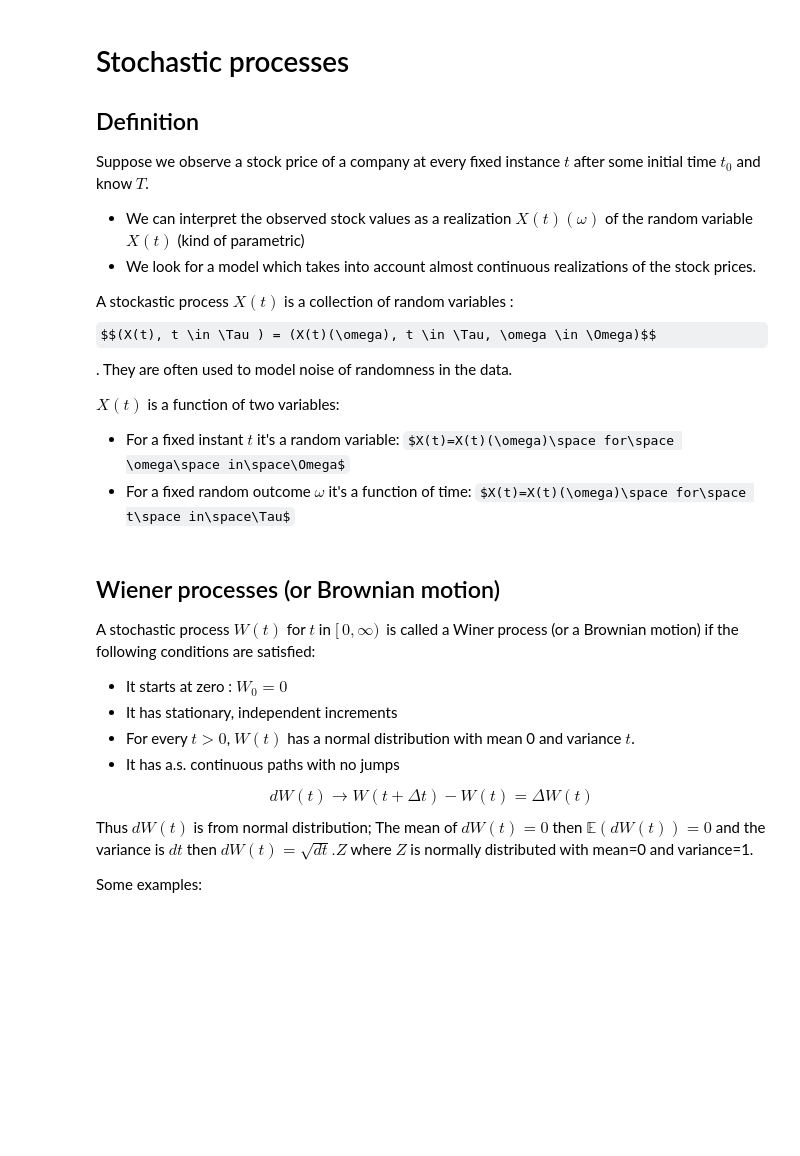
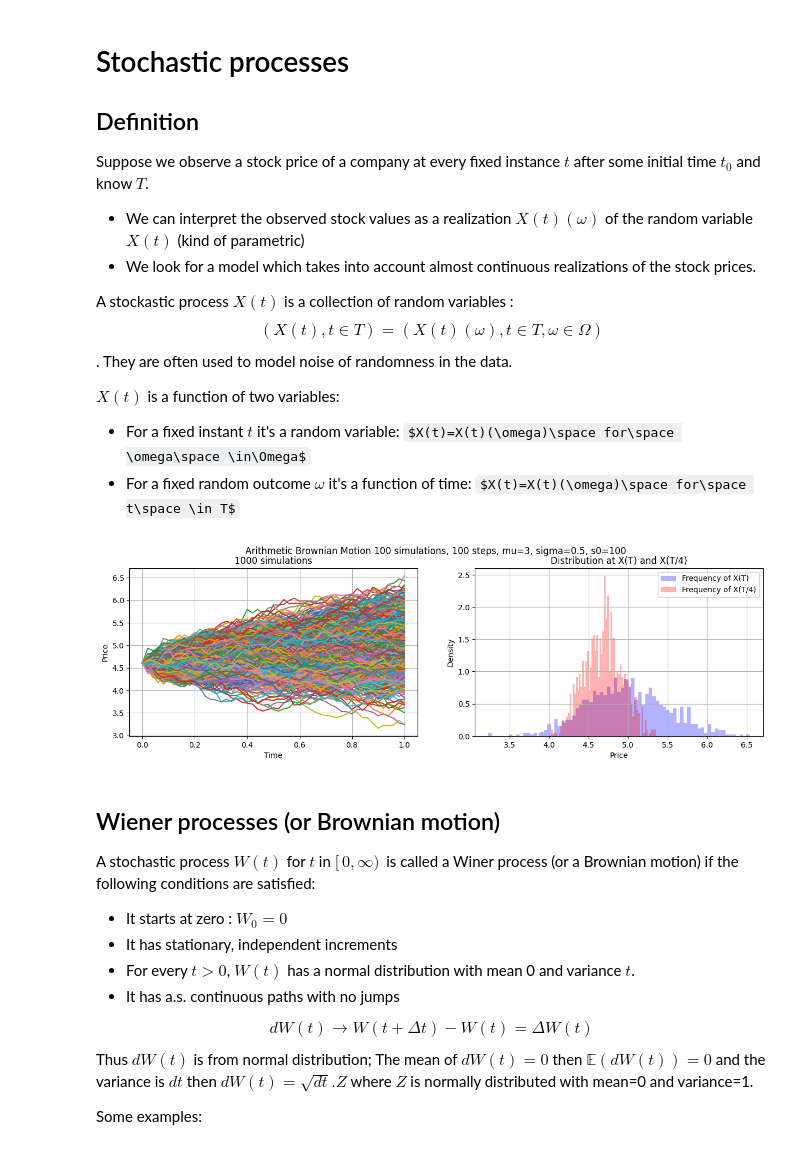
Before and after one commit to BaptisteZloch/Derivatives-journey-pricing-and-understanding, a Jupyter notebook: src/01_Stochastic_processes.ipynb, the cells around one changed output. Saved outputs shown, nothing was run; the diff lists cells and outputs as text; code cells hidden in the pictures; some formulas as TeX source; blank space fills up the shorter version.

```diff
--- a/src/01_Stochastic_processes.ipynb
+++ b/src/01_Stochastic_processes.ipynb
@@ -8,9 +8,9 @@ Suppose we observe a stock price of a company at every fixed instance $t$ after
 - We can interpret the observed stock values as a realization $X(t)(\omega)$ of the random variable $X(t)$ (kind of parametric)
 - We look for a model which takes into account almost continuous realizations of the stock prices.
 
-A stockastic process $X(t)$ is a collection of random variables : $$(X(t), t \in \Tau ) = (X(t)(\omega), t \in \Tau, \omega \in \Omega)$$. They are often used to model noise of randomness in the data.
+A stockastic process $X(t)$ is a collection of random variables : $$(X(t), t \in T ) = (X(t)(\omega), t \in T, \omega \in \Omega)$$. They are often used to model noise of randomness in the data.
 
 $X(t)$ is a function of two variables:
 
-- For a fixed instant $t$ it's a random variable: $X(t)=X(t)(\omega)\space for\space \omega\space in\space\Omega$
-- For a fixed random outcome $\omega$ it's a function of time: $X(t)=X(t)(\omega)\space for\space t\space in\space\Tau$
+- For a fixed instant $t$ it's a random variable: $X(t)=X(t)(\omega)\space for\space \omega\space \in\Omega$
+- For a fixed random outcome $\omega$ it's a function of time: $X(t)=X(t)(\omega)\space for\space t\space \in T$
@@ -19,3 +17,14 @@ $X(t)$ is a function of two variables:
+# %%
+from modules.simulations import generate_brownian_paths, plot_paths
+
+time, sim = generate_brownian_paths(1000, 50, 1, 3, 0.5, 100, "ABM")
+plot_paths(
+    time,
+    sim,
+    f"Arithmetic Brownian Motion {100} simulations, {100} steps, mu={3}, sigma={0.5}, s0={100}",
+)
+# %% [output]
+[figure, added]
 # %% [markdown]
 ## Wiener processes (or Brownian motion)
 
```
Also changed, not shown: parts of 3 cells of this notebook, 3 other files.
